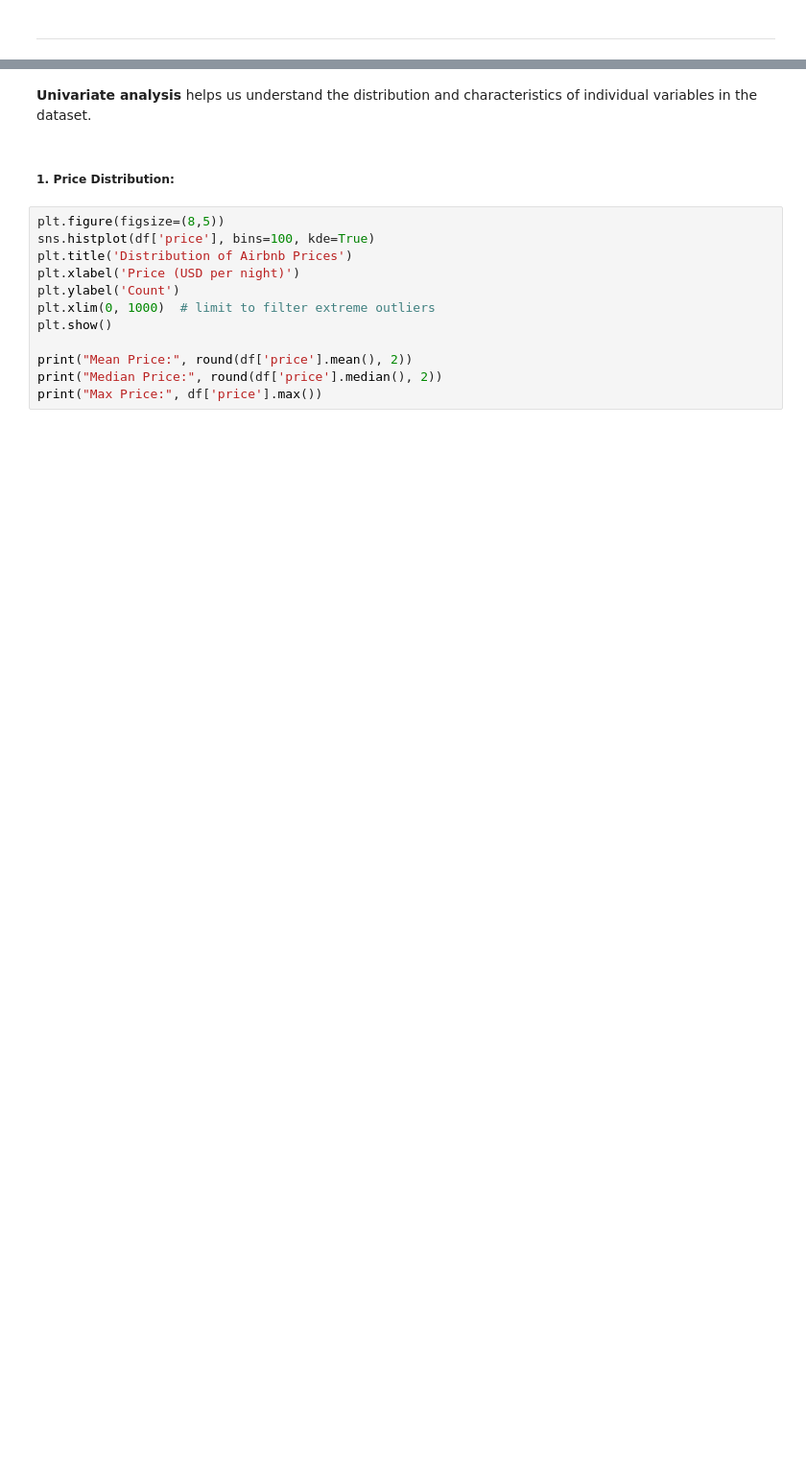
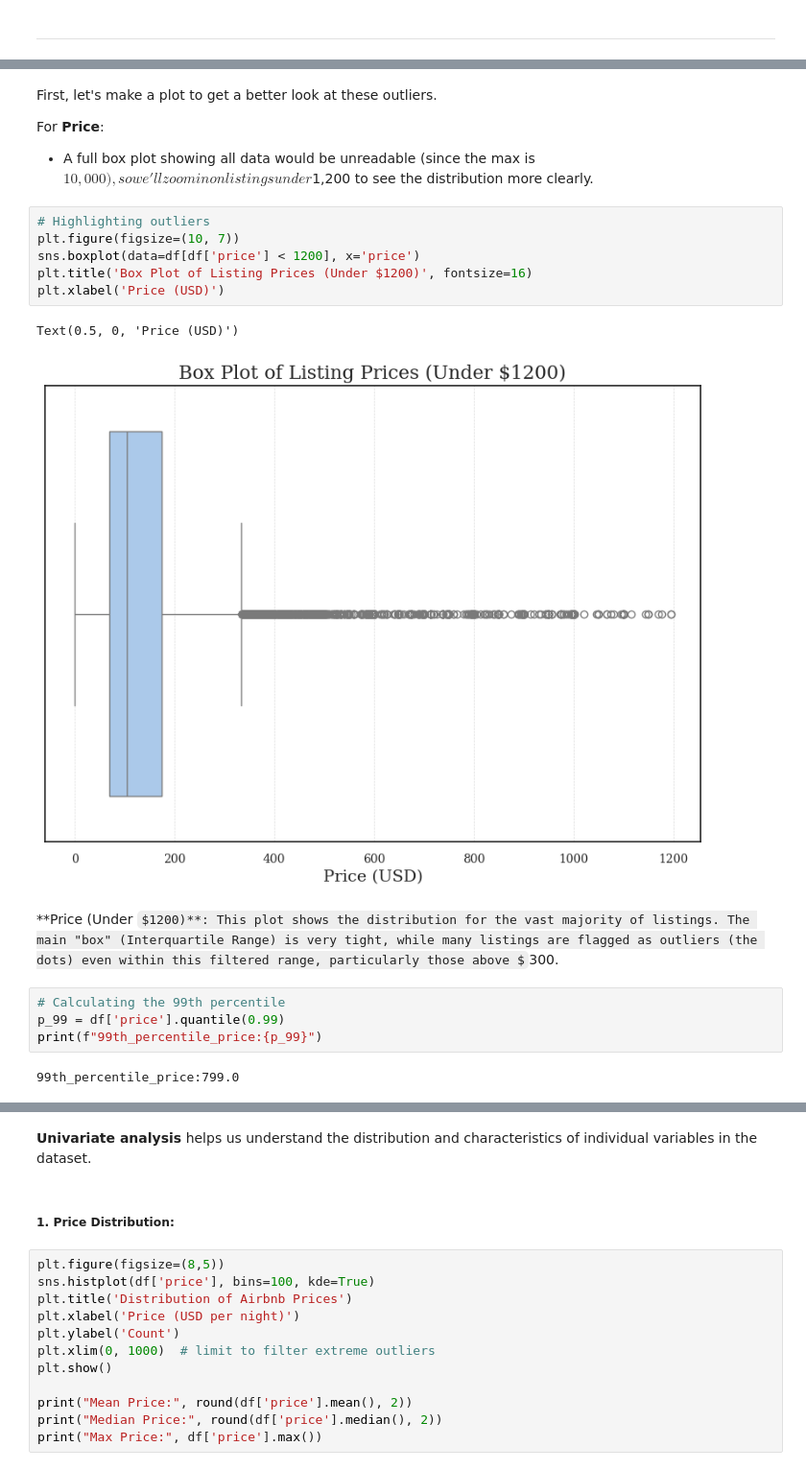
Before and after one commit to Aditya-907/NYC_Airbnb_EDA, a Jupyter notebook: notebooks/EDA_Report.ipynb, the cells around one changed output, grey strips where cells are left out. Shown: that part at 96% size. Saved outputs shown, nothing was run; the diff lists cells and outputs as text; some formulas as TeX source; blank space fills up the shorter version.

Commit message:
Completed Data Preprocessing and started Multivariate Analysis

```diff
--- a/notebooks/EDA_Report.ipynb
+++ b/notebooks/EDA_Report.ipynb
@@ -353,0 +414,23 @@ This is a high cardinality plot which shows us where supply is concentrated at a
+# %% [markdown]
+First, let's make a plot to get a better look at these outliers.
+
+For **Price**:
+
+- A full box plot showing all data would be unreadable (since the max is $10,000), so we'll zoom in on listings under $1,200 to see the distribution more clearly.
+# %%
+# Highlighting outliers
+plt.figure(figsize=(10, 7))
+sns.boxplot(data=df[df['price'] < 1200], x='price')
+plt.title('Box Plot of Listing Prices (Under $1200)', fontsize=16)
+plt.xlabel('Price (USD)')
+# %% [output]
+Text(0.5, 0, 'Price (USD)')
+[figure, added]
+# %% [markdown]
+**Price (Under $1200)**: This plot shows the distribution for the vast majority of listings. The main "box" (Interquartile Range) is very tight, while many listings are flagged as outliers (the dots) even within this filtered range, particularly those above $300.
+# %%
+# Calculating the 99th percentile
+p_99 = df['price'].quantile(0.99)
+print(f"99th_percentile_price:{p_99}")
+# %% [output]
+99th_percentile_price:799.0
```
Also changed, not shown: parts of 57 cells of this notebook.
